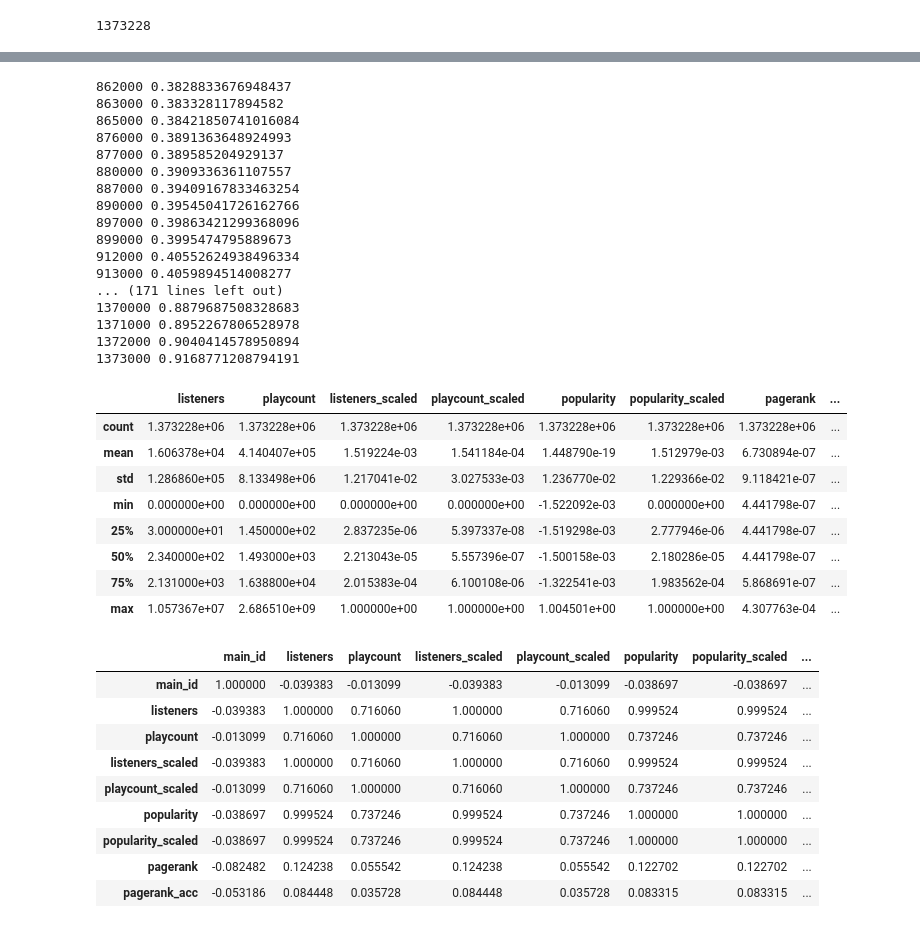
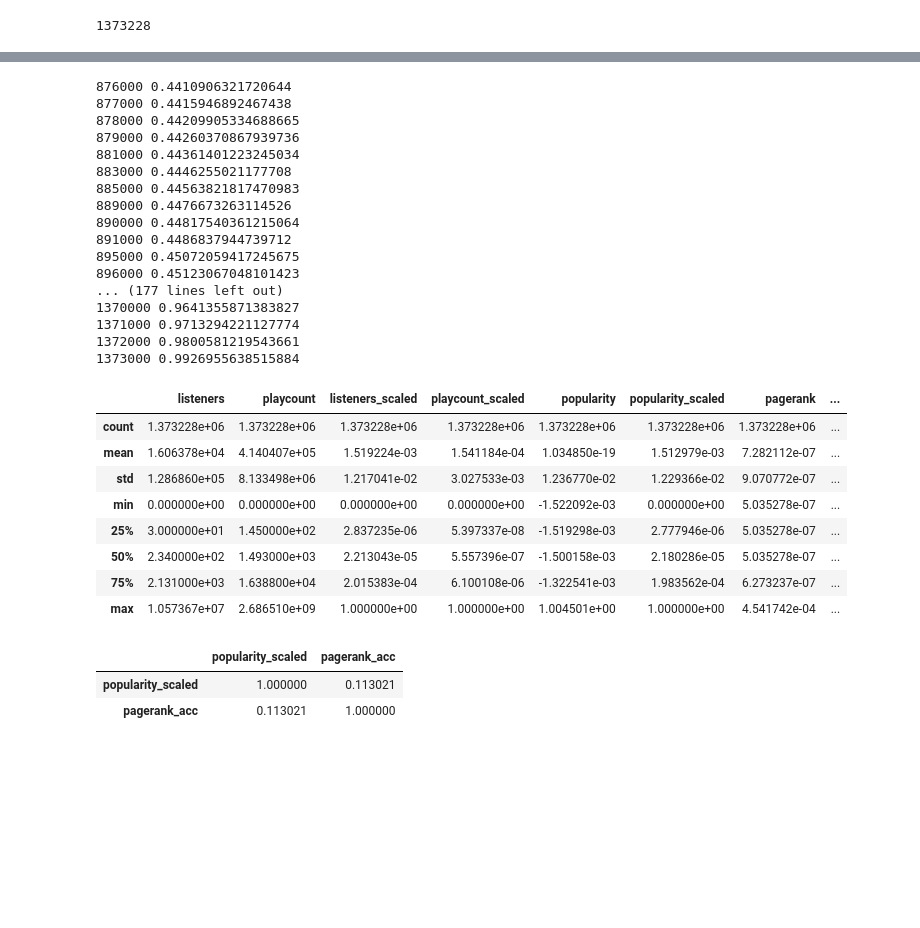
Before and after one commit to aleferu/musicbrainz, a Jupyter notebook: post_data/acp.ipynb, the cells around one changed output, grey strips where cells are left out. Drawn from its saved outputs; the diff is of its cells as text; code cells hidden in the pictures; blank space fills up the shorter version.

```diff
--- a/post_data/acp.ipynb
+++ b/post_data/acp.ipynb
@@ -208,14 +169,12 @@ class IdMap:
 # %%
-artist_map = IdMap()
 graph = nx.Graph()
 
 # Nodes
-query = "(n:Artist)-[:COLLAB_WITH]->() return n.main_id as main_id;"
+query = "match (n:Artist {in_last_fm: true}) return n.main_id as main_id;"
 with driver.session() as session:
     records = session.run(query)
     for i, artist in enumerate(records):
-        node_id = artist_map[artist["main_id"]]
-        graph.add_node(node_id)
+        graph.add_node(artist["main_id"])
 
         if i % 1000 == 0:
             print(i)
@@ -225,7 +184,7 @@ print("NODES DONE")
 # Edges
 
 query = """
-    match (a:Artist)-[r:COLLAB_WITH]->(b:Artist)
+    match (a:Artist {in_last_fm: true})-[r:COLLAB_WITH]->(b:Artist  {in_last_fm: true})
     where a < b
     return a.main_id as a, b.main_id as b, r.count as weight
     ;
@@ -235,11 +194,8 @@ with driver.session() as session:
     records = session.run(query)
     for i, rel in enumerate(records):
         a, b, w = rel["a"], rel["b"], rel["weight"]
-        a_id = artist_map[a]
-        b_id = artist_map[b]
-        weight = float(weight)
 
-        graph.add_edge(a_id, b_id, weight=weight)
+        graph.add_edge(a, b, weight=float(w))
 
         if i % 1000 == 0:
             print(i)
@@ -278,5 +235,5 @@ len(pg_with_ids)
 # %%
-data["pagerank"] = data["main_id"].map(pg_with_ids)
+data["pagerank"] = data["main_id"].map(pg)
 data.describe()
 # %% [output]
 |  | listeners | playcount | listeners_scaled | playcount_scaled | popularity | popularity_scaled | pagerank |
@@ -332,7 +298,6 @@ data.pagerank_acc.corr(data.popularity_scaled)
 # %%
 i = 0
 current_cum_sum = 0
-eps = 1e-8
 while i < len(data) - 1:
     if data.loc[i, "pagerank"] != data.loc[i + 1, "pagerank"]:
         current_cum_sum += data.loc[i, "pagerank"]
@@ -353,45 +318,38 @@ while i < len(data) - 1:
         print(i, current_cum_sum)
 data.loc[i, "pagerank_acc"] = current_cum_sum + data.loc[i, "pagerank"]
 # %% [output]
-862000 0.3828833676948437
-863000 0.383328117894582
-865000 0.38421850741016084
-876000 0.3891363648924993
-877000 0.389585204929137
-880000 0.3909336361107557
-887000 0.39409167833463254
-890000 0.39545041726162766
-897000 0.39863421299368096
-899000 0.3995474795889673
-912000 0.40552624938496334
-913000 0.4059894514008277
-... (171 lines left out)
-1370000 0.8879687508328683
-1371000 0.8952267806528978
-1372000 0.9040414578950894
-1373000 0.9168771208794191
+876000 0.4410906321720644
+877000 0.4415946892467438
+878000 0.44209905334688665
+879000 0.44260370867939736
+881000 0.44361401223245034
+883000 0.4446255021177708
+885000 0.44563821817470983
+889000 0.4476673263114526
+890000 0.44817540361215064
+891000 0.4486837944739712
+895000 0.45072059417245675
+896000 0.45123067048101423
+... (177 lines left out)
+1370000 0.9641355871383827
+1371000 0.9713294221127774
+1372000 0.9800581219543661
+1373000 0.9926955638515884
 # %%
 data.describe()
 # %% [output]
 |  | listeners | playcount | listeners_scaled | playcount_scaled | popularity | popularity_scaled | pagerank | ... |
 | count | 1.373228e+06 | 1.373228e+06 | 1.373228e+06 | 1.373228e+06 | 1.373228e+06 | 1.373228e+06 | 1.373228e+06 | ... |
-| mean | 1.606378e+04 | 4.140407e+05 | 1.519224e-03 | 1.541184e-04 | 1.448790e-19 | 1.512979e-03 | 6.730894e-07 | ... |
-| std | 1.286860e+05 | 8.133498e+06 | 1.217041e-02 | 3.027533e-03 | 1.236770e-02 | 1.229366e-02 | 9.118421e-07 | ... |
-| min | 0.000000e+00 | 0.000000e+00 | 0.000000e+00 | 0.000000e+00 | -1.522092e-03 | 0.000000e+00 | 4.441798e-07 | ... |
-| 25% | 3.000000e+01 | 1.450000e+02 | 2.837235e-06 | 5.397337e-08 | -1.519298e-03 | 2.777946e-06 | 4.441798e-07 | ... |
-| 50% | 2.340000e+02 | 1.493000e+03 | 2.213043e-05 | 5.557396e-07 | -1.500158e-03 | 2.180286e-05 | 4.441798e-07 | ... |
-| 75% | 2.131000e+03 | 1.638800e+04 | 2.015383e-04 | 6.100108e-06 | -1.322541e-03 | 1.983562e-04 | 5.868691e-07 | ... |
-| max | 1.057367e+07 | 2.686510e+09 | 1.000000e+00 | 1.000000e+00 | 1.004501e+00 | 1.000000e+00 | 4.307763e-04 | ... |
+| mean | 1.606378e+04 | 4.140407e+05 | 1.519224e-03 | 1.541184e-04 | 1.034850e-19 | 1.512979e-03 | 7.282112e-07 | ... |
+| std | 1.286860e+05 | 8.133498e+06 | 1.217041e-02 | 3.027533e-03 | 1.236770e-02 | 1.229366e-02 | 9.070772e-07 | ... |
+| min | 0.000000e+00 | 0.000000e+00 | 0.000000e+00 | 0.000000e+00 | -1.522092e-03 | 0.000000e+00 | 5.035278e-07 | ... |
+| 25% | 3.000000e+01 | 1.450000e+02 | 2.837235e-06 | 5.397337e-08 | -1.519298e-03 | 2.777946e-06 | 5.035278e-07 | ... |
+| 50% | 2.340000e+02 | 1.493000e+03 | 2.213043e-05 | 5.557396e-07 | -1.500158e-03 | 2.180286e-05 | 5.035278e-07 | ... |
+| 75% | 2.131000e+03 | 1.638800e+04 | 2.015383e-04 | 6.100108e-06 | -1.322541e-03 | 1.983562e-04 | 6.273237e-07 | ... |
+| max | 1.057367e+07 | 2.686510e+09 | 1.000000e+00 | 1.000000e+00 | 1.004501e+00 | 1.000000e+00 | 4.541742e-04 | ... |
 # %%
-data.corr()
+data.loc[int(0.75 * len(data)):, ["popularity_scaled", "pagerank_acc"]].corr()
 # %% [output]
-|  | main_id | listeners | playcount | listeners_scaled | playcount_scaled | popularity | popularity_scaled | ... |
-| main_id | 1.000000 | -0.039383 | -0.013099 | -0.039383 | -0.013099 | -0.038697 | -0.038697 | ... |
-| listeners | -0.039383 | 1.000000 | 0.716060 | 1.000000 | 0.716060 | 0.999524 | 0.999524 | ... |
-| playcount | -0.013099 | 0.716060 | 1.000000 | 0.716060 | 1.000000 | 0.737246 | 0.737246 | ... |
-| listeners_scaled | -0.039383 | 1.000000 | 0.716060 | 1.000000 | 0.716060 | 0.999524 | 0.999524 | ... |
-| playcount_scaled | -0.013099 | 0.716060 | 1.000000 | 0.716060 | 1.000000 | 0.737246 | 0.737246 | ... |
-| popularity | -0.038697 | 0.999524 | 0.737246 | 0.999524 | 0.737246 | 1.000000 | 1.000000 | ... |
-| popularity_scaled | -0.038697 | 0.999524 | 0.737246 | 0.999524 | 0.737246 | 1.000000 | 1.000000 | ... |
-| pagerank | -0.082482 | 0.124238 | 0.055542 | 0.124238 | 0.055542 | 0.122702 | 0.122702 | ... |
-| pagerank_acc | -0.053186 | 0.084448 | 0.035728 | 0.084448 | 0.035728 | 0.083315 | 0.083315 | ... |
+|  | popularity_scaled | pagerank_acc |
+| popularity_scaled | 1.000000 | 0.113021 |
+| pagerank_acc | 0.113021 | 1.000000 |
```
Also changed, not shown: parts of 19 cells of this notebook.
